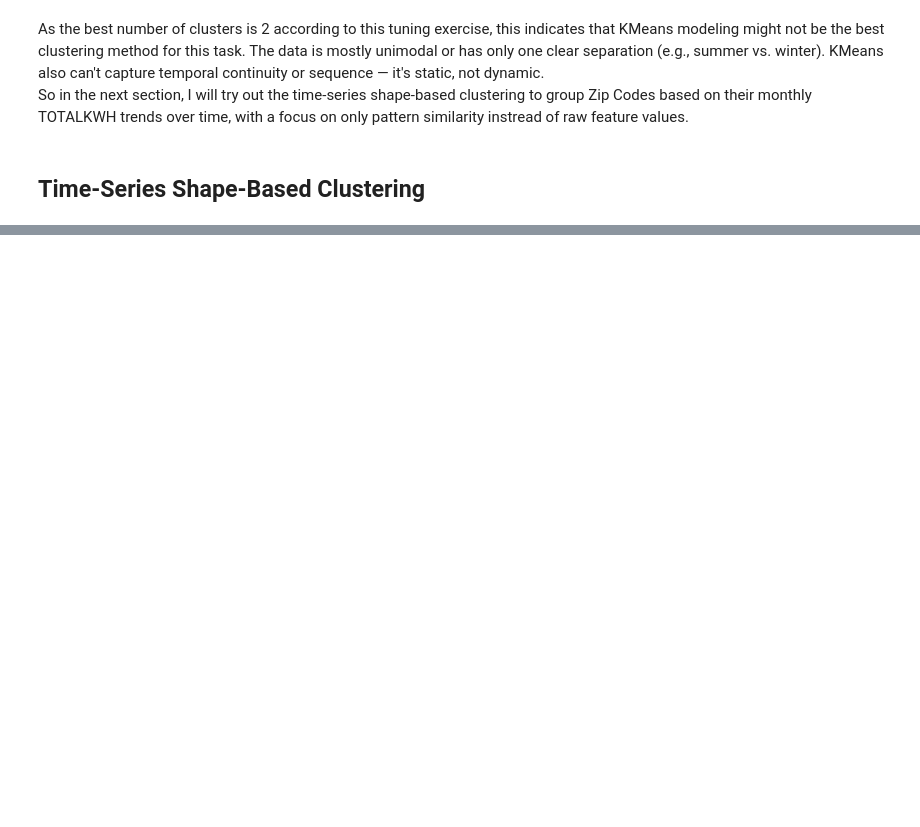
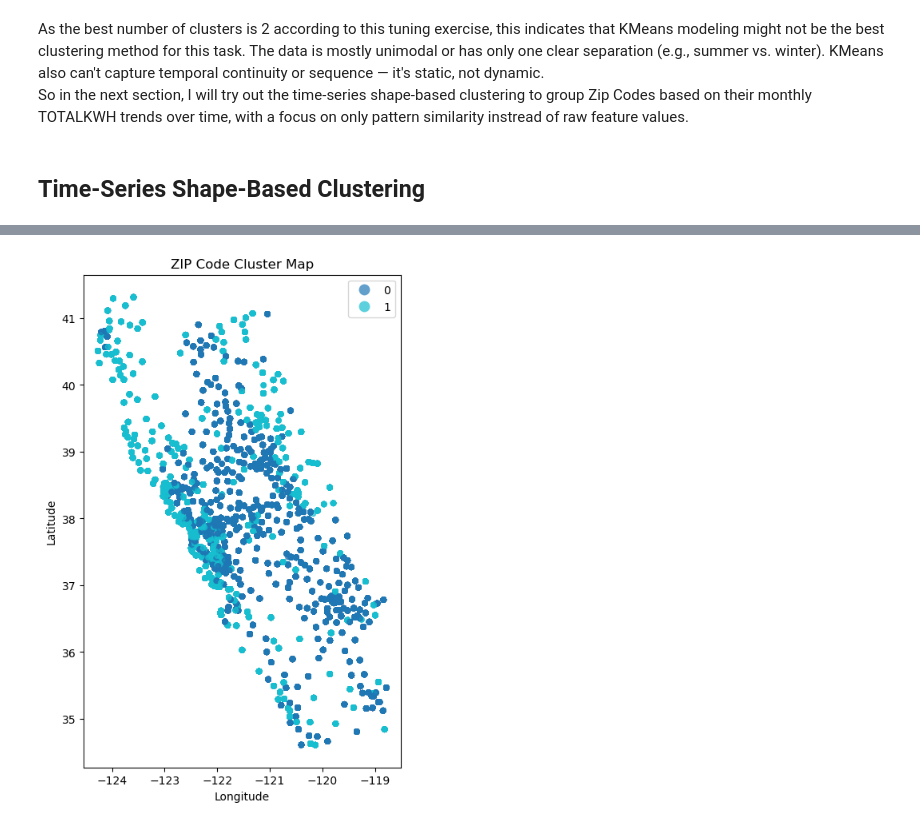
Before and after one commit to kaia-hu/Energy_Load_Forcasting, a Jupyter notebook: 4-unsupervised_learning.ipynb, the cells around one changed output, grey strips where cells are left out. Saved outputs shown, nothing was run; the diff lists cells and outputs as text; code cells hidden in the pictures; blank space fills up the shorter version.

Commit message:
Completed Clustering section

```diff
--- a/4-unsupervised_learning.ipynb
+++ b/4-unsupervised_learning.ipynb
@@ -150,0 +176,2 @@ Name: count, dtype: int64
+# %%
+df_pivoted.index.name = 'cluster_1'
@@ -150,0 +189,4 @@ Name: count, dtype: int64
+# %%
+df_pivoted_2 = df_pivoted.reset_index()
+df_pivoted_2 = df_pivoted_2.drop(columns = ['cluster_1'])
+df_pivoted_2.head()
@@ -150,0 +201,29 @@ Name: count, dtype: int64
+# %%
+# Make sure ZIP code is string in both dataframes
+df_all['zipcode'] = df_all['zipcode'].astype(str)
+#df_pivoted = df_pivoted.reset_index()
+df_pivoted_2['zipcode'] = df_pivoted_2['zipcode'].astype(str)
+
+# Merge the cluster assignments into df_all
+# Assumes df_pivoted['cluster'] holds the cluster labels
+df_all_with_cluster = pd.merge(df_all, df_pivoted_2[['zipcode', 'cluster']], left_on='zipcode', right_on='zipcode', how='left')
+
+# Drop rows without lat/lon if any
+df_all_with_cluster = df_all_with_cluster.dropna(subset=['latitude', 'longitude'])
+
+# Create a GeoDataFrame from the merged dataframe
+gdf = gpd.GeoDataFrame(
+    df_all_with_cluster,
+    geometry=gpd.points_from_xy(df_all_with_cluster['longitude'], df_all_with_cluster['latitude']),
+    crs='EPSG:4326'
+)
+
+# Plot the clusters on the map
+fig, ax = plt.subplots(1, 1, figsize=(12, 8))
+gdf.plot(column='cluster_y', categorical=True, legend=True, ax=ax, markersize=20, alpha=0.7)
+plt.title('ZIP Code Cluster Map')
+plt.xlabel('Longitude')
+plt.ylabel('Latitude')
+plt.show()
+# %% [output]
+[figure, added]
```
Also changed, not shown: parts of 8 cells of this notebook, 16 other files.
